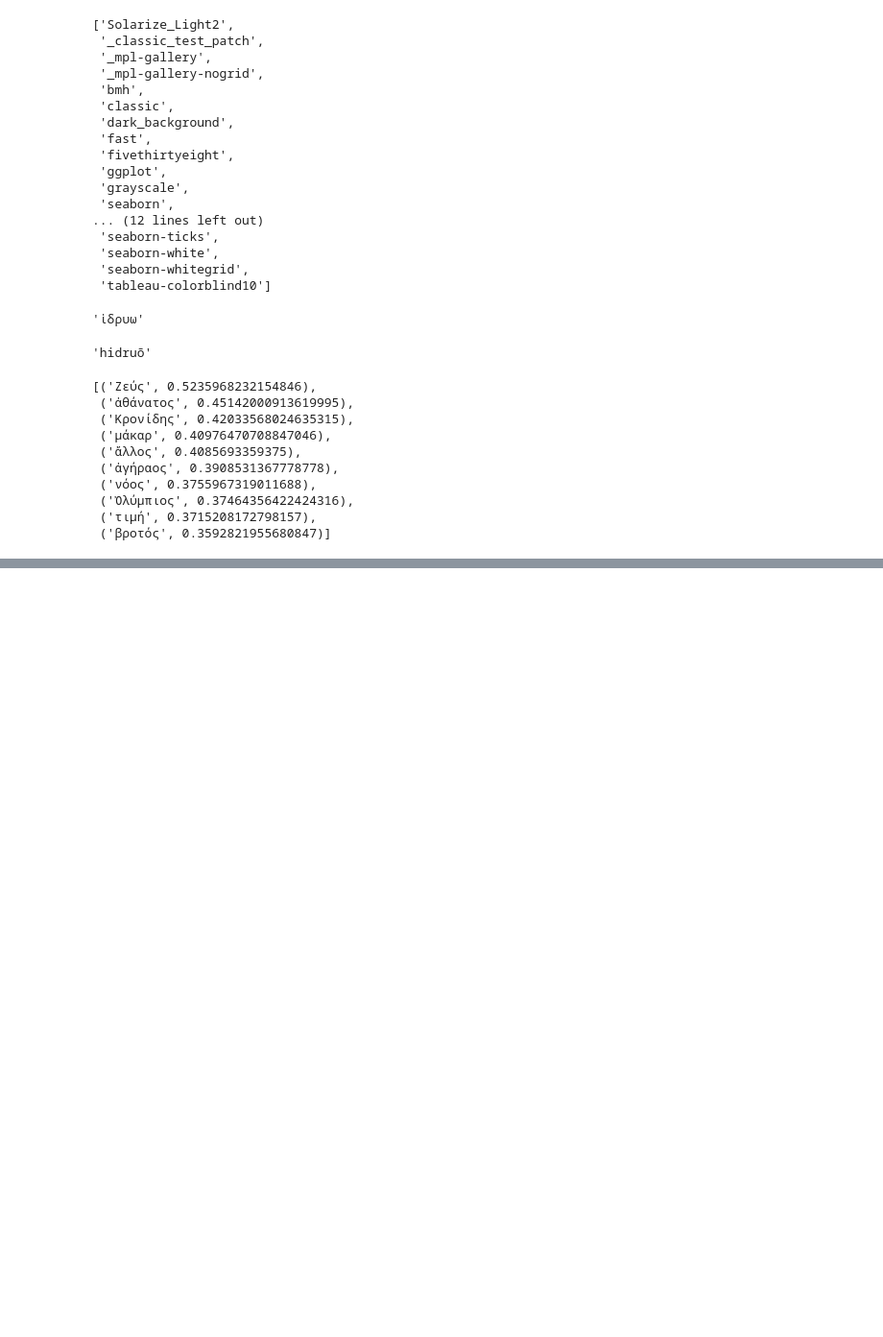
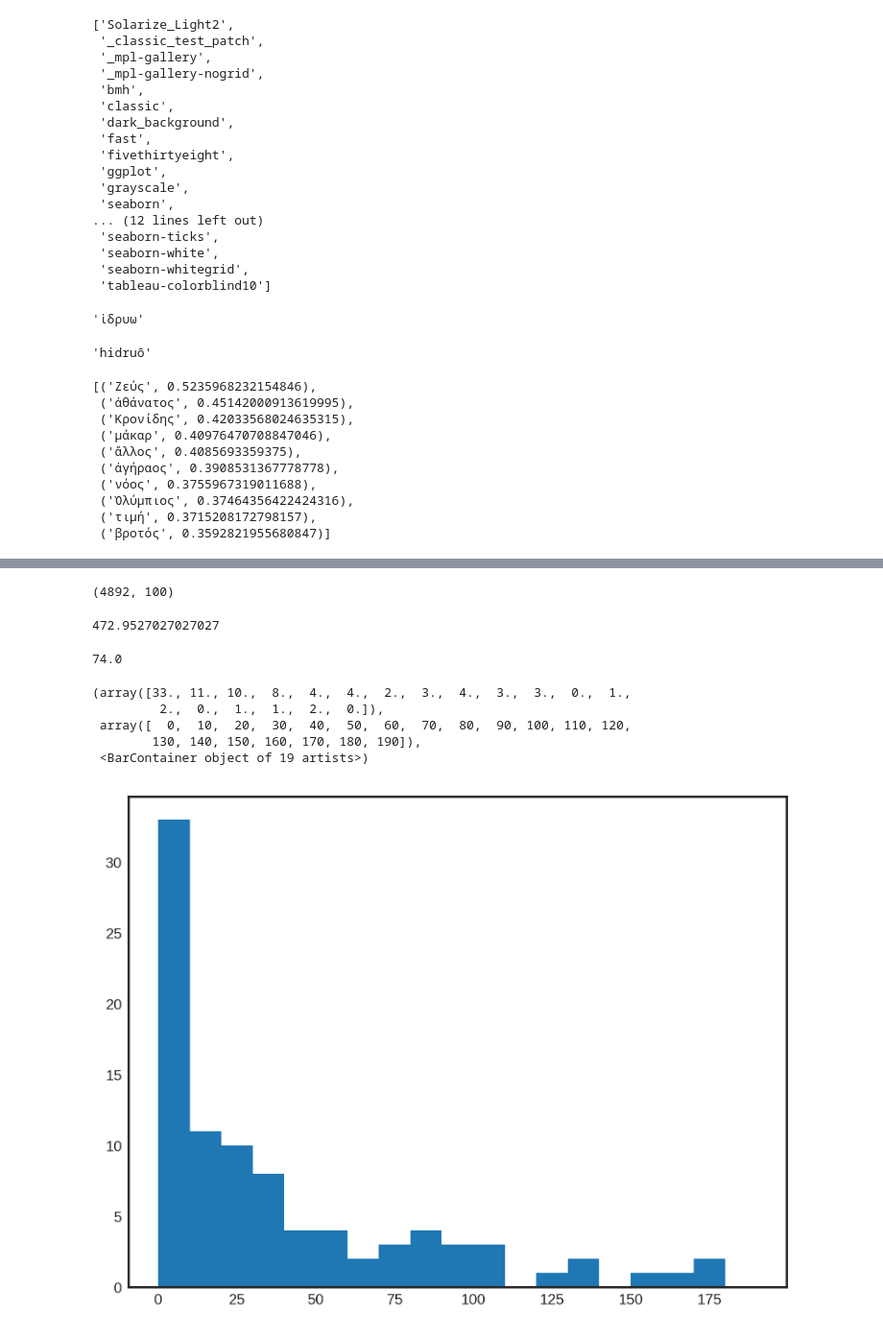
Before and after one commit to kasev/theos, a Jupyter notebook: scripts/4_embeddings-validation.ipynb, the cells around one changed output, grey strips where cells are left out. Shown at 96% size. Drawn from its saved outputs; the diff is of its cells as text; code cells hidden in the pictures; blank space fills up the shorter version.

```diff
--- a/scripts/4_embeddings-validation.ipynb
+++ b/scripts/4_embeddings-validation.ipynb
@@ -133,11 +98,0 @@ theos_nns.to_csv("../data/theos_nns_transl.csv", index=False)
-# %%
-n = 20
-dfs = {}
-for sub in subcorpora:
-    sub_data = {}
-    for key in religion_final + morality_final:
-        neighbors_tups = vectors_sample1m_dict[sub].most_similar(key, topn=n)
-        tups_formatted = [tup[0] + " ({})".format(str(np.round(tup[1], 2))) for tup in neighbors_tups]
-        sub_data[sub + " " + key] =  tups_formatted
-    sub_data_df = pd.DataFrame(sub_data)
-    dfs[sub] = sub_data_df
@@ -907,0 +99,4 @@ ax.set_axis_off()
+# %%
+# load a json file under an url as a python dictionary object called "agree_benchmark_json":
+url = "https://zenodo.org/records/8027490/files/3_agree_final_benchmark.json?download=1"
+agree_benchmark_json = requests.get(url).json()
@@ -907,0 +107,7 @@ ax.set_axis_off()
+# %%
+pairs_available = []
+for pair_data in agree_benchmark_json["pairs"]:
+    pair_list = pair_data["pair"].split(", ")
+    if set(pair_list).issubset(shared_vocabulary):
+         print(pair_data)
+         pairs_available.append(pair_list)
@@ -907,0 +160,28 @@ ax.set_axis_off()
+# %%
+vectors_sample1m_dict["pagan_classical"].vectors.shape
+# %% [output]
+(4892, 100)
+# %%
+ranks = []
+for pair in pairs_available:
+    kv = vectors_sample1m_dict["pagan_classical"]
+    nns = kv.most_similar(pair[0], topn=len(kv.key_to_index))
+    for n, nn in enumerate(nns):
+        if nn[0] == pair[1]:
+            ranks.append(n)
+np.mean(ranks)
+# %% [output]
+472.9527027027027
+# %%
+np.median(ranks)
+# %% [output]
+74.0
+# %%
+plt.hist(ranks, bins=range(0,200,10))
+# %% [output]
+(array([33., 11., 10.,  8.,  4.,  4.,  2.,  3.,  4.,  3.,  3.,  0.,  1.,
+         2.,  0.,  1.,  1.,  2.,  0.]),
+ array([  0,  10,  20,  30,  40,  50,  60,  70,  80,  90, 100, 110, 120,
+        130, 140, 150, 160, 170, 180, 190]),
+ <BarContainer object of 19 artists>)
+[figure, added]
```
Also changed, not shown: parts of 83 cells of this notebook, 5 other files.
